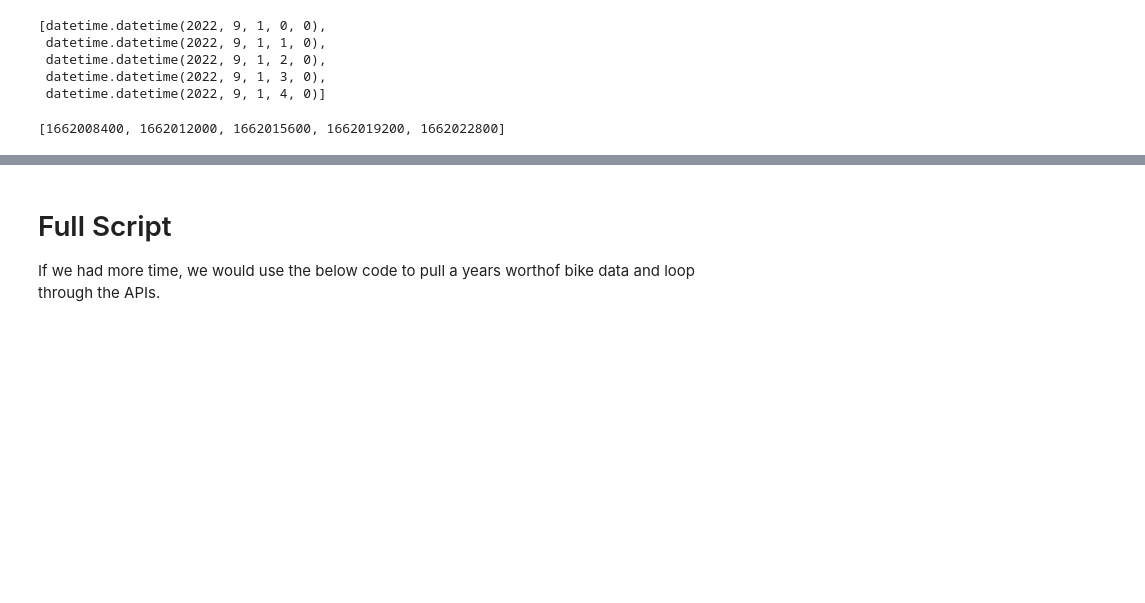
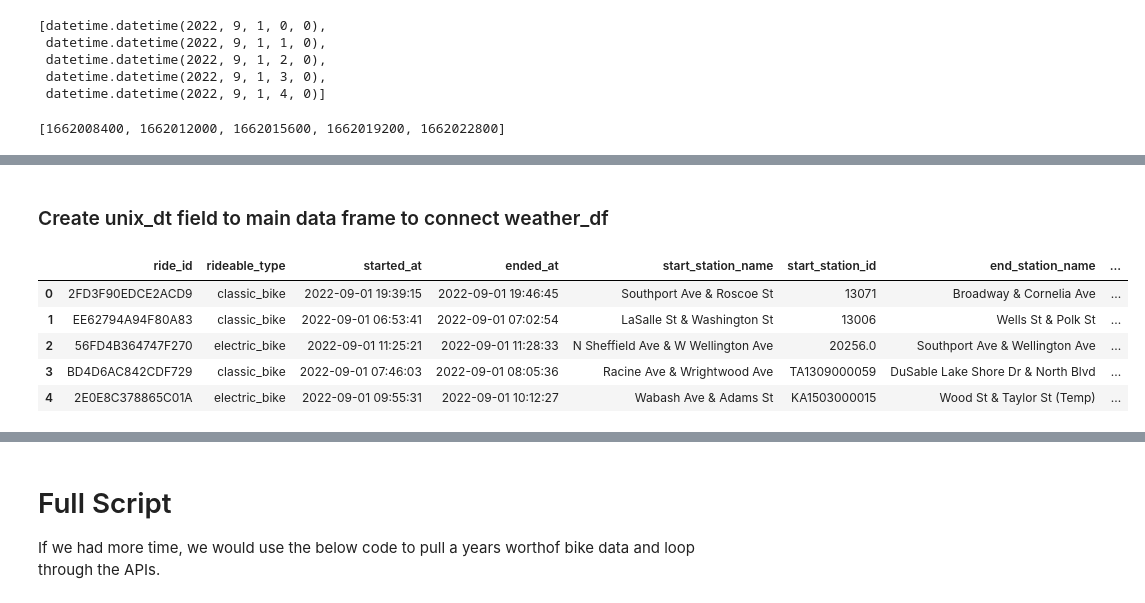
Before and after one commit to DrakeData/MSDS436-FINAL, a Jupyter notebook: 01-DataGathering.ipynb, the cells around one changed output, grey strips where cells are left out. Saved outputs shown, nothing was run; the diff lists cells and outputs as text; code cells hidden in the pictures; blank space fills up the shorter version.

Commit message:
updated code to addd start_time_unix to link up with weather API data

```diff
--- a/01-DataGathering.ipynb
+++ b/01-DataGathering.ipynb
@@ -242,0 +242,11 @@ temp_df.head()
+# %% [markdown]
+### Create unix_dt field to main data frame to connect weather_df
+# %%
+sep_dis_df.head()
+# %% [output]
+|  | ride_id | rideable_type | started_at | ended_at | start_station_name | start_station_id | end_station_name | ... |
+| 0 | 2FD3F90EDCE2ACD9 | classic_bike | 2022-09-01 19:39:15 | 2022-09-01 19:46:45 | Southport Ave & Roscoe St | 13071 | Broadway & Cornelia Ave | ... |
+| 1 | EE62794A94F80A83 | classic_bike | 2022-09-01 06:53:41 | 2022-09-01 07:02:54 | LaSalle St & Washington St | 13006 | Wells St & Polk St | ... |
+| 2 | 56FD4B364747F270 | electric_bike | 2022-09-01 11:25:21 | 2022-09-01 11:28:33 | N Sheffield Ave & W Wellington Ave | 20256.0 | Southport Ave & Wellington Ave | ... |
+| 3 | BD4D6AC842CDF729 | classic_bike | 2022-09-01 07:46:03 | 2022-09-01 08:05:36 | Racine Ave & Wrightwood Ave | TA1309000059 | DuSable Lake Shore Dr & North Blvd | ... |
+| 4 | 2E0E8C378865C01A | electric_bike | 2022-09-01 09:55:31 | 2022-09-01 10:12:27 | Wabash Ave & Adams St | KA1503000015 | Wood St & Taylor St (Temp) | ... |
```
Also changed, not shown: parts of 6 cells of this notebook.
